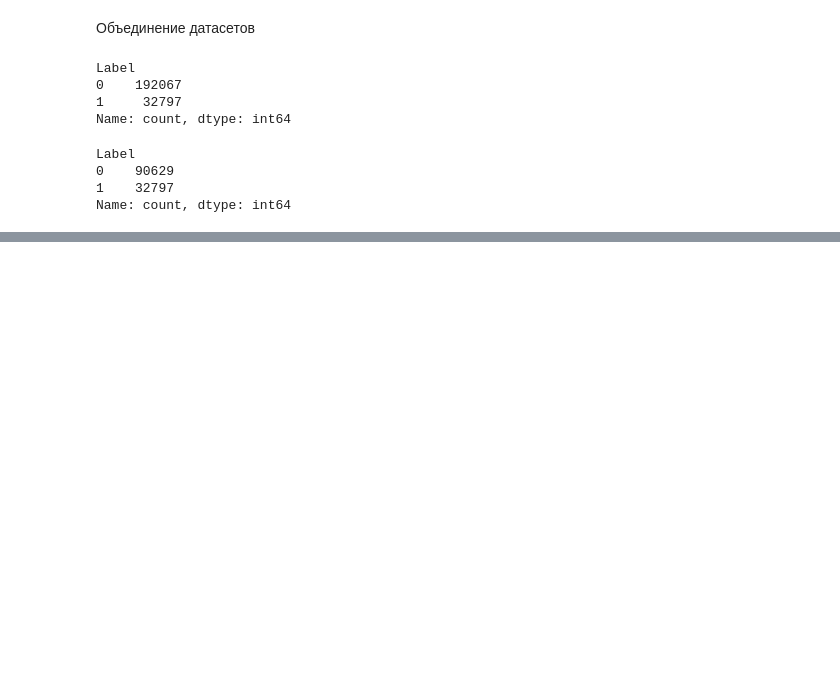
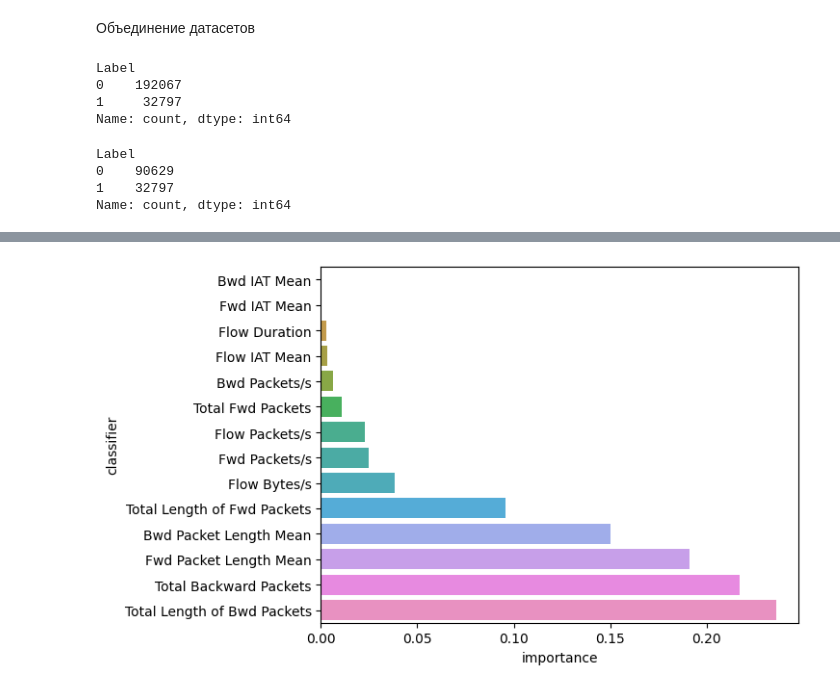
Before and after one commit to lyumos/anomalies-detection-project, a Jupyter notebook: datasets processing/network characteristics dataset/dataset_processing.ipynb, the cells around one changed output, grey strips where cells are left out. Saved outputs shown, nothing was run; the diff lists cells and outputs as text; code cells hidden in the pictures; blank space fills up the shorter version.

```diff
--- a/datasets processing/network characteristics dataset/dataset_processing.ipynb
+++ b/datasets processing/network characteristics dataset/dataset_processing.ipynb
@@ -75,0 +126,5 @@ Name: count, dtype: int64
+# %%
+#пропусков нет
+df.replace([np.inf, -np.inf], np.nan, inplace=True)
+print(df.isna().any(axis=1).sum(), "строк с как минимум одним значением NaN")
+df.dropna(inplace=True)
@@ -75,0 +154,5 @@ Name: count, dtype: int64
+# %%
+#удаление дублирующихся строк
+print(df.duplicated().sum(), "полностью повторяющихся строк к удалению")
+df.drop_duplicates(inplace=True)
+df.reset_index(inplace=True, drop=True)
@@ -75,0 +161,13 @@ Name: count, dtype: int64
+# %%
+#Уберем из датафрейма метку (для дальнейшего разделения данных на обучающую и тестовую выборки) - получим X:
+X = df.loc[:, df.columns != 'Label']
+y = df['Label']
+# %%
+#нормализуем данные
+scaler = MinMaxScaler()
+new_df = pd.DataFrame(
+    scaler.fit_transform(X),
+    columns=X.columns
+)
+
+new_df.head()
@@ -75,0 +181,12 @@ Name: count, dtype: int64
+# %%
+#отбор наиболее значимых признаков с помощью RF и коэффициента Gini
+clf = RandomForestClassifier()
+clf.fit(new_df, y)
+importances = clf.feature_importances_
+classifiers = ['Flow Duration','Total Fwd Packets','Total Backward Packets','Total Length of Fwd Packets', 'Total Length of Bwd Packets', 'Fwd Packet Length Mean', 'Bwd Packet Length Mean', 'Fwd Packets/s', 'Bwd Packets/s', 'Fwd IAT Mean', 'Bwd IAT Mean', 'Flow IAT Mean', 'Flow Packets/s', 'Flow Bytes/s']
+df_sns = pd.DataFrame({'importance': importances, 'classifier': classifiers})
+df_sns = df_sns.sort_values('importance', ascending=True)
+sns.barplot(x='importance', y='classifier', data=df_sns)
+plt.show()
+# %% [output]
+[figure, added]
```
Also changed, not shown: parts of 13 cells of this notebook, 1 other file.
